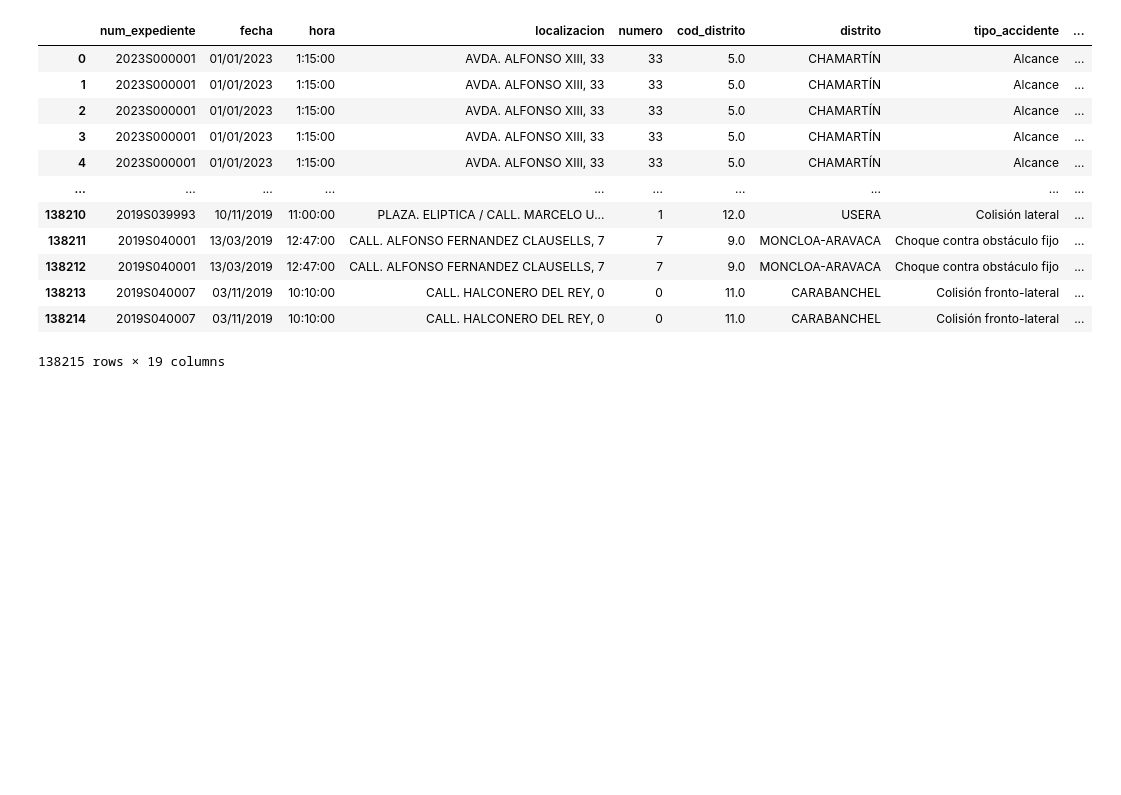
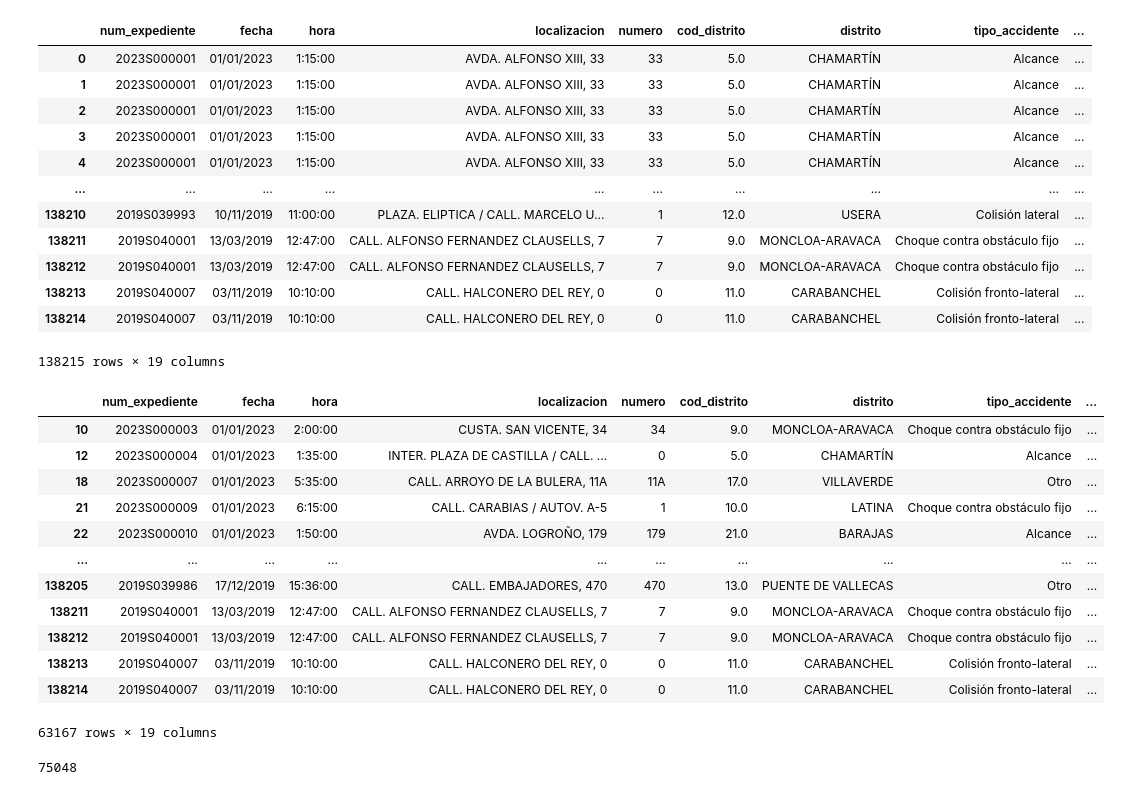
Before and after one commit to davidruiiz/proyecto_CONVIVE, a Jupyter notebook: notebooks/Proyecto_CONVIVE_Actividad2.ipynb, the cells around one changed output. Cells and saved outputs as stored; diff of their text form; code cells hidden in the pictures; blank space fills up the shorter version.

```diff
--- a/notebooks/Proyecto_CONVIVE_Actividad2.ipynb
+++ b/notebooks/Proyecto_CONVIVE_Actividad2.ipynb
@@ -150,3 +150,25 @@ df_accidentes
 | 138213 | 2019S040007 | 03/11/2019 | 10:10:00 | CALL. HALCONERO DEL REY, 0 | 0 | 11.0 | CARABANCHEL | Colisión fronto-lateral | ... |
 | 138214 | 2019S040007 | 03/11/2019 | 10:10:00 | CALL. HALCONERO DEL REY, 0 | 0 | 11.0 | CARABANCHEL | Colisión fronto-lateral | ... |
 138215 rows × 19 columns
+# %%
+#Consulta los registro que tienen algun valor nulo
+df_accidentes.drop(df_accidentes.dropna().index)
+# %% [output]
+|  | num_expediente | fecha | hora | localizacion | numero | cod_distrito | distrito | tipo_accidente | ... |
+| 10 | 2023S000003 | 01/01/2023 | 2:00:00 | CUSTA. SAN VICENTE, 34 | 34 | 9.0 | MONCLOA-ARAVACA | Choque contra obstáculo fijo | ... |
+| 12 | 2023S000004 | 01/01/2023 | 1:35:00 | INTER. PLAZA DE CASTILLA / CALL. ... | 0 | 5.0 | CHAMARTÍN | Alcance | ... |
+| 18 | 2023S000007 | 01/01/2023 | 5:35:00 | CALL. ARROYO DE LA BULERA, 11A | 11A | 17.0 | VILLAVERDE | Otro | ... |
+| 21 | 2023S000009 | 01/01/2023 | 6:15:00 | CALL. CARABIAS / AUTOV. A-5 | 1 | 10.0 | LATINA | Choque contra obstáculo fijo | ... |
+| 22 | 2023S000010 | 01/01/2023 | 1:50:00 | AVDA. LOGROÑO, 179 | 179 | 21.0 | BARAJAS | Alcance | ... |
+| ... | ... | ... | ... | ... | ... | ... | ... | ... | ... |
+| 138205 | 2019S039986 | 17/12/2019 | 15:36:00 | CALL. EMBAJADORES, 470 | 470 | 13.0 | PUENTE DE VALLECAS | Otro | ... |
+| 138211 | 2019S040001 | 13/03/2019 | 12:47:00 | CALL. ALFONSO FERNANDEZ CLAUSELLS, 7 | 7 | 9.0 | MONCLOA-ARAVACA | Choque contra obstáculo fijo | ... |
+| 138212 | 2019S040001 | 13/03/2019 | 12:47:00 | CALL. ALFONSO FERNANDEZ CLAUSELLS, 7 | 7 | 9.0 | MONCLOA-ARAVACA | Choque contra obstáculo fijo | ... |
+| 138213 | 2019S040007 | 03/11/2019 | 10:10:00 | CALL. HALCONERO DEL REY, 0 | 0 | 11.0 | CARABANCHEL | Colisión fronto-lateral | ... |
+| 138214 | 2019S040007 | 03/11/2019 | 10:10:00 | CALL. HALCONERO DEL REY, 0 | 0 | 11.0 | CARABANCHEL | Colisión fronto-lateral | ... |
+63167 rows × 19 columns
+# %%
+# El tamanio esperado para el dataset limpio
+df_accidentes.shape[0]-63167
+# %% [output]
+75048
```
Also changed, not shown: parts of 44 cells of this notebook.
